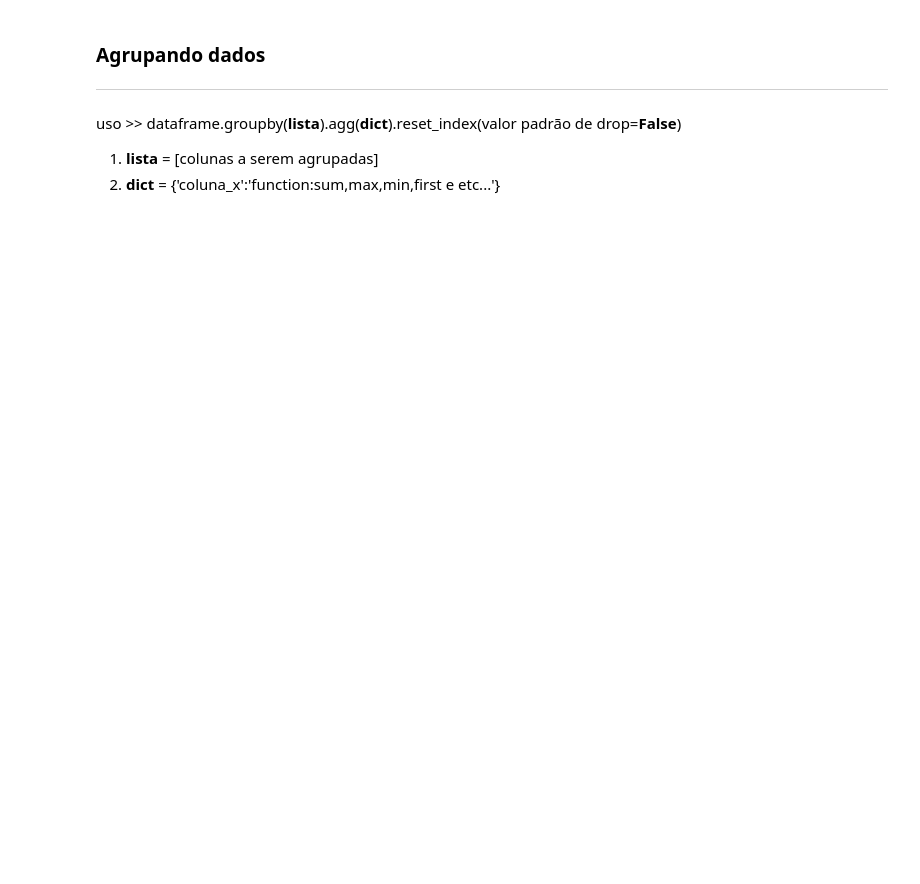
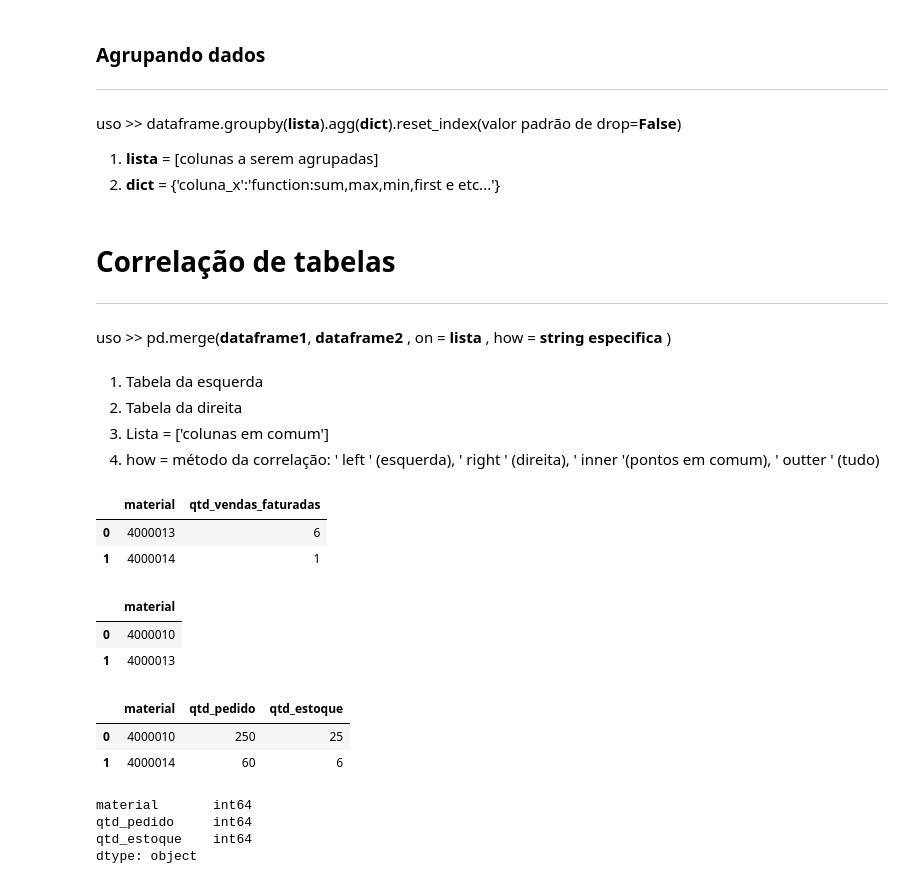
Before and after one commit to Gabriel4420/Fundamentos_Manipulacao_analise_de_dados, a Jupyter notebook: Manipulacao_dados.ipynb, the cells around one changed output. Cells and saved outputs as stored; diff of their text form; code cells hidden in the pictures; blank space fills up the shorter version.

```diff
--- a/Manipulacao_dados.ipynb
+++ b/Manipulacao_dados.ipynb
@@ -121,0 +181,2 @@ df_lista_de_materiais.dtypes
+# %%
+df_listar_pedidos['material'] = df_listar_pedidos['material'].astype(int)
@@ -217,3 +376,39 @@ uso >> dataframe.groupby(**lista**).agg(**dict**).reset_index(valor padrão de d
 2. **dict** = {'coluna_x':'function:sum,max,min,first e etc...'}
 # %%
 df_vendasTotais = df_vendasTotais.groupby(['material']).agg({'qtd_vendas_faturadas':'sum'}).reset_index()
+# %% [markdown]
+# **Correlação de tabelas**
+
+---
+# %% [markdown]
+uso >> pd.merge(**dataframe1**, **dataframe2** ,  on = **lista** , how = **string especifica** )
+# %% [markdown]
+1. Tabela da esquerda
+2. Tabela da direita
+3. Lista = ['colunas em comum']
+4. how = método da correlação: ' left ' (esquerda), ' right ' (direita), ' inner '(pontos em comum), ' outter ' (tudo)
+# %%
+df_vendasTotais.head(2)
+# %% [output]
+|  | material | qtd_vendas_faturadas |
+| 0 | 4000013 | 6 |
+| 1 | 4000014 | 1 |
+# %%
+df_lista_de_materiais.head(2)
+# %% [output]
+|  | material |
+| 0 | 4000010 |
+| 1 | 4000013 |
+# %%
+df_listar_pedidos.head(2)
+# %% [output]
+|  | material | qtd_pedido | qtd_estoque |
+| 0 | 4000010 | 250 | 25 |
+| 1 | 4000014 | 60 | 6 |
+# %%
+df_listar_pedidos.dtypes
+# %% [output]
+material       int64
+qtd_pedido     int64
+qtd_estoque    int64
+dtype: object
```
Also changed, not shown: parts of 69 cells of this notebook.
